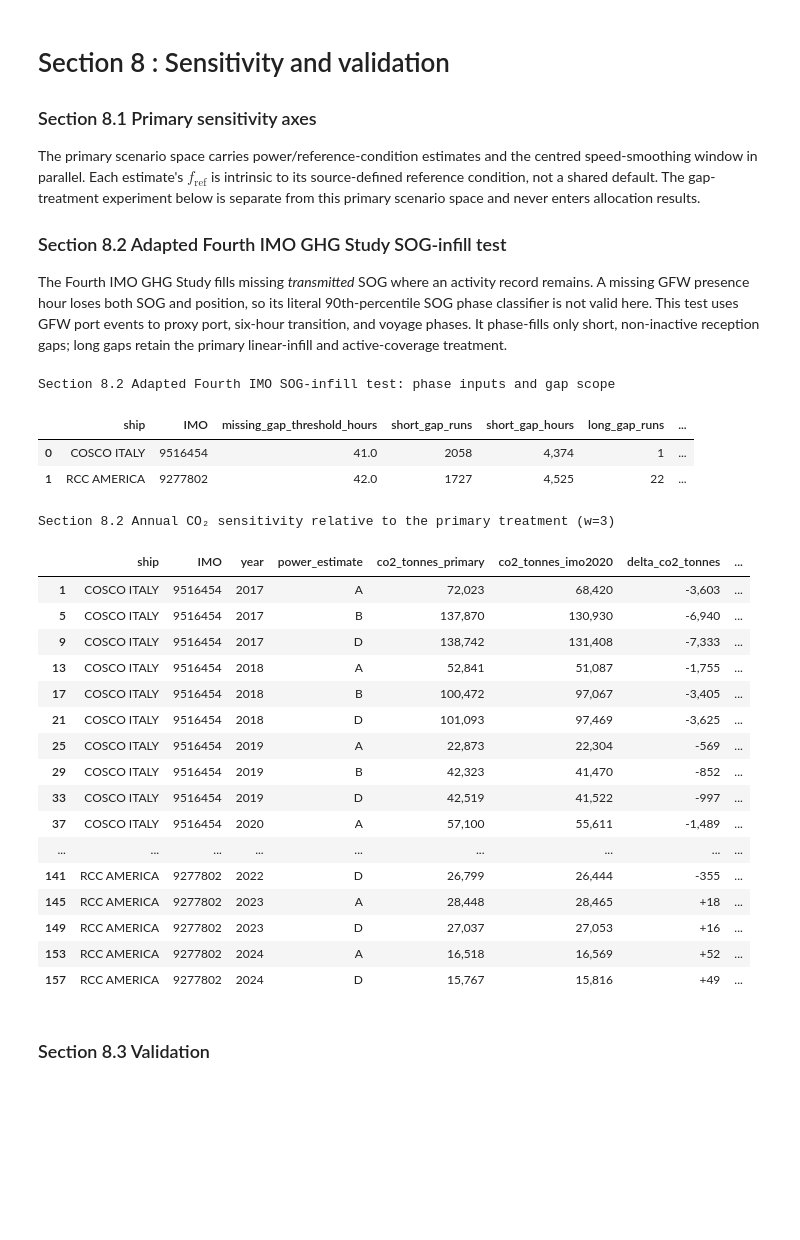
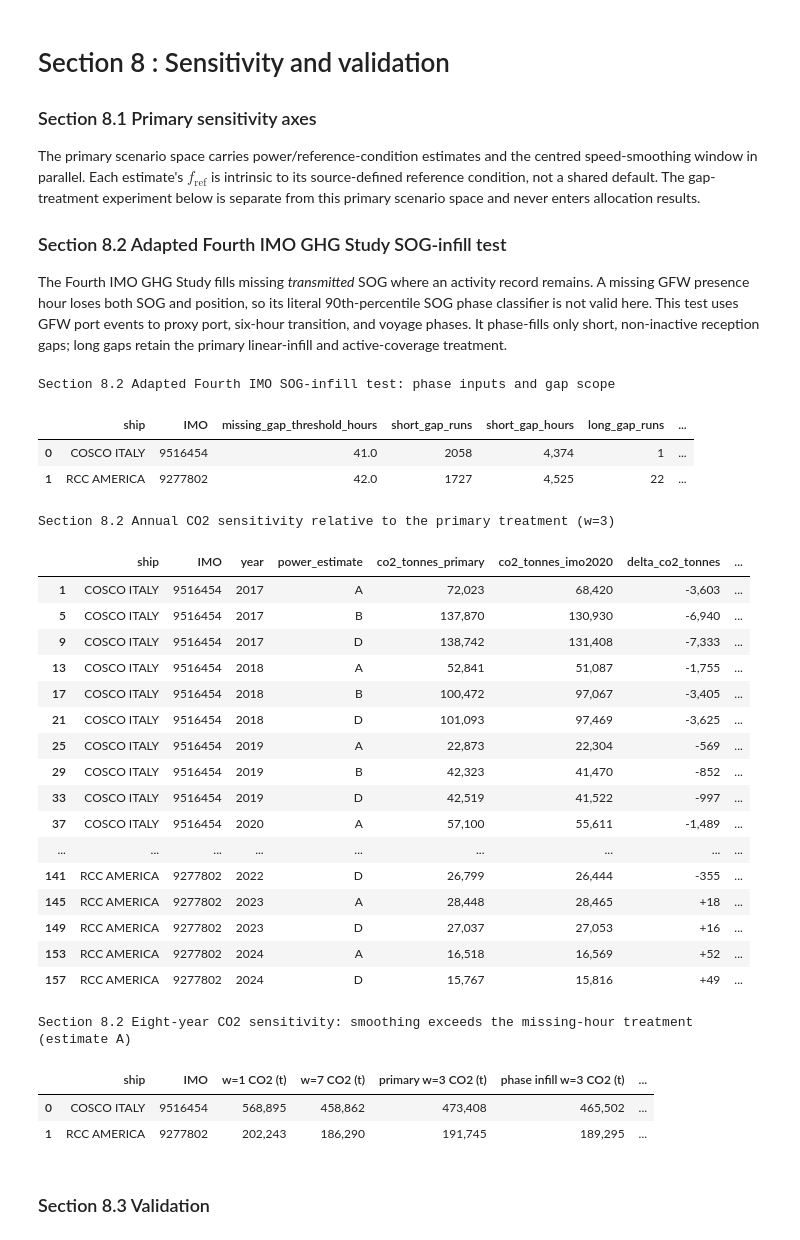
Before and after one commit to arantzazu-arregui/emissions-allocation, a Jupyter notebook: notebooks/01_methodology_walkthrough.ipynb, the cells around one changed output. Drawn from its saved outputs; the diff is of its cells as text; code cells hidden in the pictures; blank space fills up the shorter version.

```diff
--- a/notebooks/01_methodology_walkthrough.ipynb
+++ b/notebooks/01_methodology_walkthrough.ipynb
@@ -1107,35 +1172,70 @@ if comparison_frames:
     display(imo2020_comparison.query("smoothing_window == 3")[[
         "ship", "IMO", "year", "power_estimate", "co2_tonnes_primary",
         "co2_tonnes_imo2020", "delta_co2_tonnes", "delta_percent",
     ]].style.format({
         "co2_tonnes_primary": "{:,.0f}", "co2_tonnes_imo2020": "{:,.0f}",
         "delta_co2_tonnes": "{:+,.0f}", "delta_percent": "{:+.2%}",
-    }).set_caption("Section 8.2  Annual CO₂ sensitivity relative to the primary treatment (w=3)"))
+    }).set_caption("Section 8.2  Annual CO2 sensitivity relative to the primary treatment (w=3)"))
+
+    smoothing_rows = []
+    for v in cfg:
+        primary = pd.read_parquet(INTERIM / f"emissions_year_{v.imo}.parquet")
+        totals = primary.query("power_estimate == 'A'").groupby("smoothing_window")["co2_tonnes"].sum()
+        smoothing_rows.append({
+            "ship": v.shipnames[0], "IMO": v.imo,
+            "w=1 CO2 (t)": totals.loc[1], "w=7 CO2 (t)": totals.loc[7],
+        })
+
+    smoothing_totals = pd.DataFrame(smoothing_rows)
+    gap_totals = (imo2020_comparison.query("power_estimate == 'A' and smoothing_window == 3")
+                  .groupby(["ship", "IMO"], as_index=False)
+                  [["co2_tonnes_primary", "co2_tonnes_imo2020"]].sum())
+    sensitivity_summary = smoothing_totals.merge(gap_totals, on=["ship", "IMO"], validate="one_to_one")
+    sensitivity_summary["w=1 → w=7 change"] = (
+        sensitivity_summary["w=7 CO2 (t)"] / sensitivity_summary["w=1 CO2 (t)"] - 1
+    )
+    sensitivity_summary["primary → phase infill change"] = (
+        sensitivity_summary["co2_tonnes_imo2020"] / sensitivity_summary["co2_tonnes_primary"] - 1
+    )
+    sensitivity_summary = sensitivity_summary.rename(columns={
+        "co2_tonnes_primary": "primary w=3 CO2 (t)",
+        "co2_tonnes_imo2020": "phase infill w=3 CO2 (t)",
+    })
+    display(sensitivity_summary.style.format({
+        "w=1 CO2 (t)": "{:,.0f}", "w=7 CO2 (t)": "{:,.0f}",
+        "w=1 → w=7 change": "{:+.1%}",
+        "primary w=3 CO2 (t)": "{:,.0f}", "phase infill w=3 CO2 (t)": "{:,.0f}",
+        "primary → phase infill change": "{:+.1%}",
+    }).set_caption("Section 8.2  Eight-year CO2 sensitivity: smoothing exceeds the missing-hour treatment (estimate A)"))
 else:
     print("Run the activity and emissions stages to materialise the separate annual sensitivity outputs.")
 # %% [output]
 Section 8.2 Adapted Fourth IMO SOG-infill test: phase inputs and gap scope
 |  | ship | IMO | missing_gap_threshold_hours | short_gap_runs | short_gap_hours | long_gap_runs | ... |
 | 0 | COSCO ITALY | 9516454 | 41.0 | 2058 | 4,374 | 1 | ... |
 | 1 | RCC AMERICA | 9277802 | 42.0 | 1727 | 4,525 | 22 | ... |
-Section 8.2 Annual CO₂ sensitivity relative to the primary treatment (w=3)
+Section 8.2 Annual CO2 sensitivity relative to the primary treatment (w=3)
 |  | ship | IMO | year | power_estimate | co2_tonnes_primary | co2_tonnes_imo2020 | delta_co2_tonnes | ... |
 | 1 | COSCO ITALY | 9516454 | 2017 | A | 72,023 | 68,420 | -3,603 | ... |
 | 5 | COSCO ITALY | 9516454 | 2017 | B | 137,870 | 130,930 | -6,940 | ... |
 | 9 | COSCO ITALY | 9516454 | 2017 | D | 138,742 | 131,408 | -7,333 | ... |
 | 13 | COSCO ITALY | 9516454 | 2018 | A | 52,841 | 51,087 | -1,755 | ... |
 | 17 | COSCO ITALY | 9516454 | 2018 | B | 100,472 | 97,067 | -3,405 | ... |
 | 21 | COSCO ITALY | 9516454 | 2018 | D | 101,093 | 97,469 | -3,625 | ... |
 | 25 | COSCO ITALY | 9516454 | 2019 | A | 22,873 | 22,304 | -569 | ... |
 | 29 | COSCO ITALY | 9516454 | 2019 | B | 42,323 | 41,470 | -852 | ... |
 | 33 | COSCO ITALY | 9516454 | 2019 | D | 42,519 | 41,522 | -997 | ... |
 | 37 | COSCO ITALY | 9516454 | 2020 | A | 57,100 | 55,611 | -1,489 | ... |
 | ... | ... | ... | ... | ... | ... | ... | ... | ... |
 | 141 | RCC AMERICA | 9277802 | 2022 | D | 26,799 | 26,444 | -355 | ... |
 | 145 | RCC AMERICA | 9277802 | 2023 | A | 28,448 | 28,465 | +18 | ... |
 | 149 | RCC AMERICA | 9277802 | 2023 | D | 27,037 | 27,053 | +16 | ... |
 | 153 | RCC AMERICA | 9277802 | 2024 | A | 16,518 | 16,569 | +52 | ... |
 | 157 | RCC AMERICA | 9277802 | 2024 | D | 15,767 | 15,816 | +49 | ... |
+Section 8.2 Eight-year CO2 sensitivity: smoothing exceeds the missing-hour treatment (estimate A)
+|  | ship | IMO | w=1 CO2 (t) | w=7 CO2 (t) | primary w=3 CO2 (t) | phase infill w=3 CO2 (t) | ... |
+| 0 | COSCO ITALY | 9516454 | 568,895 | 458,862 | 473,408 | 465,502 | ... |
+| 1 | RCC AMERICA | 9277802 | 202,243 | 186,290 | 191,745 | 189,295 | ... |
 # %% [markdown]
 ### Section 8.3 Validation
 # %%
```
Also changed, not shown: parts of 11 cells of this notebook, 4 other files.
